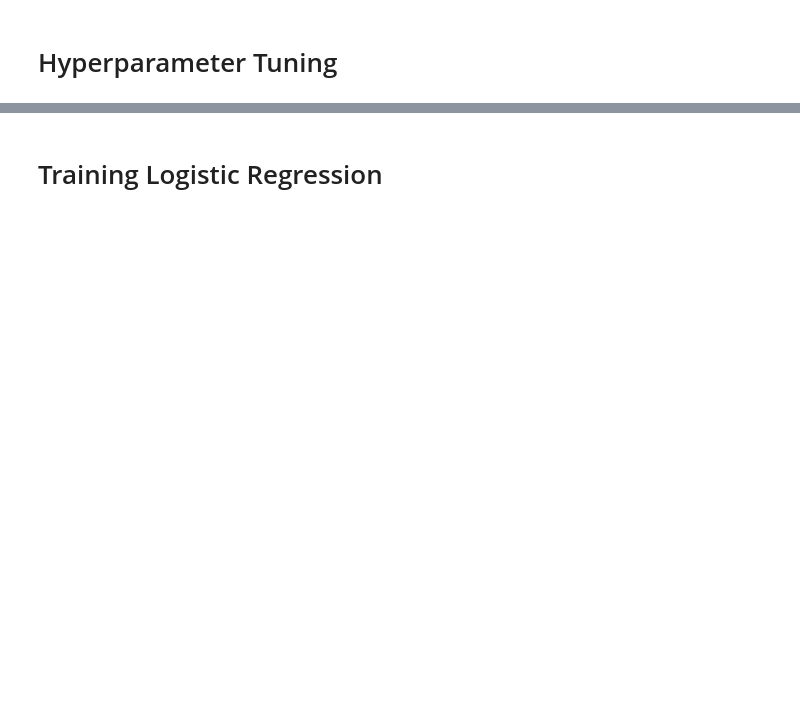
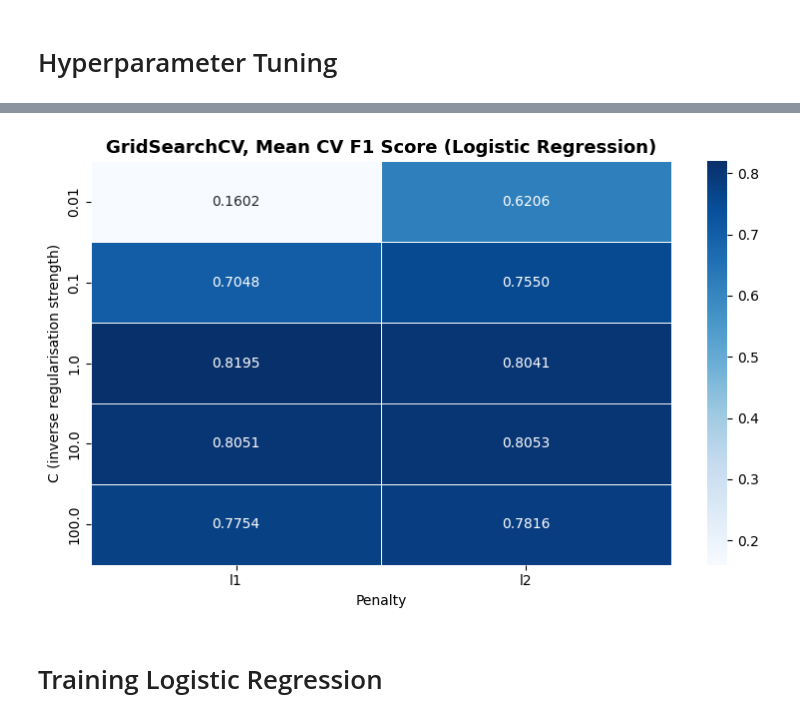
Before and after one commit to glenpaulson/toxicity-mining-nlp, a Jupyter notebook: Notebooks/Milestone_3/ToxicityMining_LogisticRegression.ipynb, the cells around one changed output, grey strips where cells are left out. Cells and saved outputs as stored; diff of their text form; code cells hidden in the pictures; blank space fills up the shorter version.

```diff
--- a/Notebooks/Milestone_3/ToxicityMining_LogisticRegression.ipynb
+++ b/Notebooks/Milestone_3/ToxicityMining_LogisticRegression.ipynb
@@ -97,19 +129,21 @@ print('Best CV F1  :', round(grid_lr.best_score_, 4))
 # %%
 # Visualise cross-validation F1 scores across the grid
 cv_results = pd.DataFrame(grid_lr.cv_results_)
 pivot = cv_results.pivot_table(
-    index   = 'param_C',
+    index = 'param_C',
     columns = 'param_penalty',
-    values  = 'mean_test_score'
+    values = 'mean_test_score'
 )
 
 plt.figure(figsize=(8, 5))
 sns.heatmap(pivot, annot=True, fmt='.4f', cmap='Blues', linewidths=0.5)
-plt.title('GridSearchCV — Mean CV F1 Score (Logistic Regression)', fontsize=13, fontweight='bold')
+plt.title('GridSearchCV, Mean CV F1 Score (Logistic Regression)', fontsize=13, fontweight='bold')
 plt.xlabel('Penalty')
-plt.ylabel('C  (inverse regularisation strength)')
+plt.ylabel('C (inverse regularisation strength)')
 plt.tight_layout()
 plt.show()
+# %% [output]
+[figure, added]
 # %% [markdown]
 # Training Logistic Regression
 # %%
```
Also changed, not shown: parts of 18 cells of this notebook, 1 other file.
